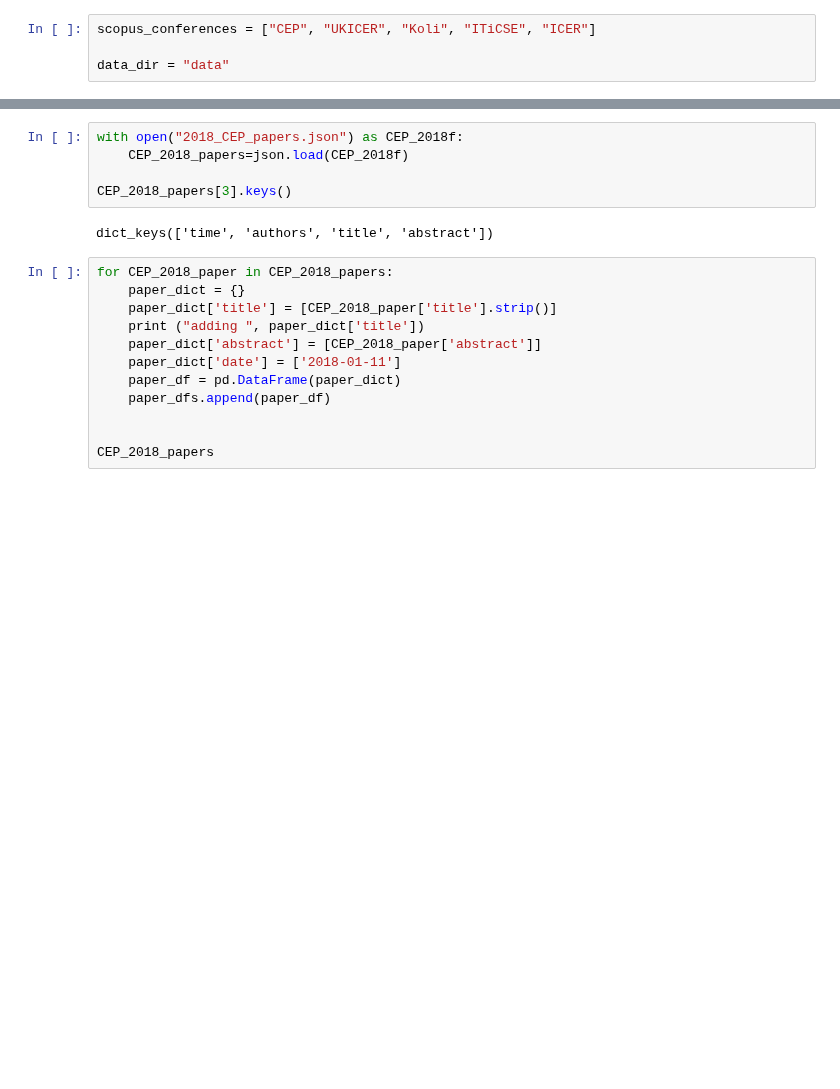
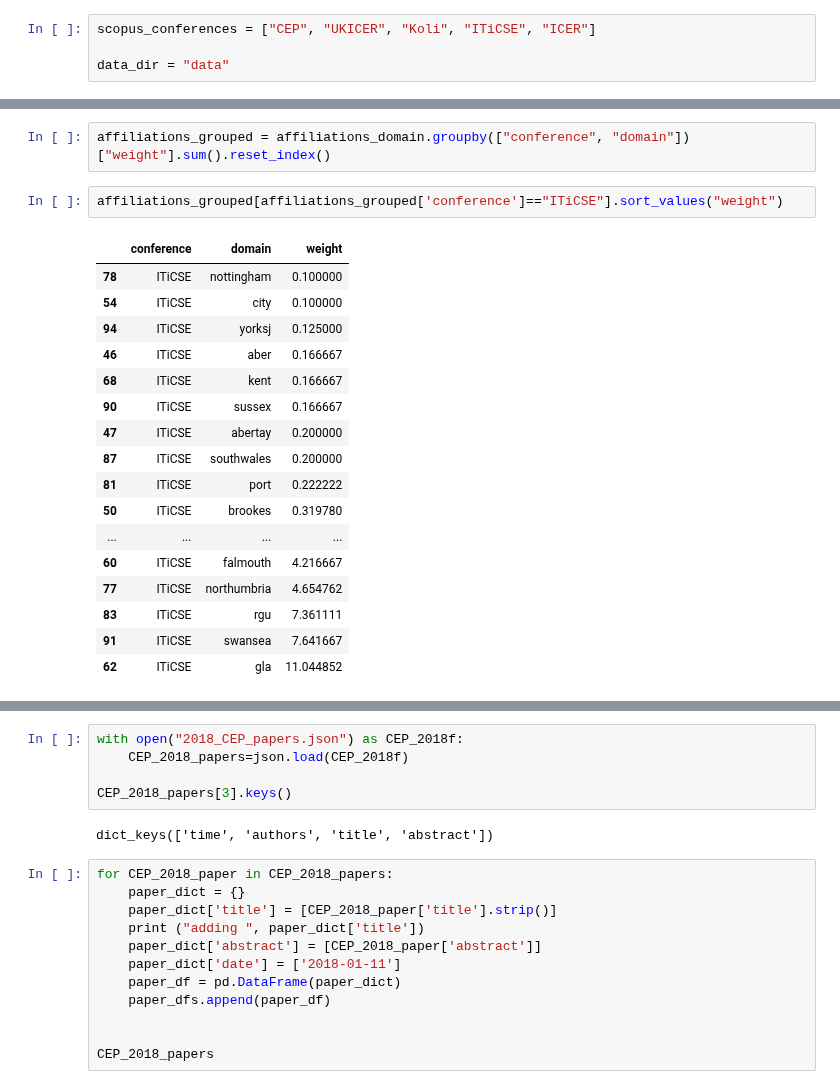
Before and after one commit to stevenaeola/CEP_Retro, a Jupyter notebook: CEP_paper_analysis.ipynb, the cells around one changed output, grey strips where cells are left out. Drawn from its saved outputs; the diff is of its cells as text; blank space fills up the shorter version.

```diff
--- a/CEP_paper_analysis.ipynb
+++ b/CEP_paper_analysis.ipynb
@@ -112,0 +164,22 @@ affiliations
+# %%
+affiliations_grouped = affiliations_domain.groupby(["conference", "domain"])["weight"].sum().reset_index()
+# %%
+affiliations_grouped[affiliations_grouped['conference']=="ITiCSE"].sort_values("weight")
+# %% [output]
+|  | conference | domain | weight |
+| 78 | ITiCSE | nottingham | 0.100000 |
+| 54 | ITiCSE | city | 0.100000 |
+| 94 | ITiCSE | yorksj | 0.125000 |
+| 46 | ITiCSE | aber | 0.166667 |
+| 68 | ITiCSE | kent | 0.166667 |
+| 90 | ITiCSE | sussex | 0.166667 |
+| 47 | ITiCSE | abertay | 0.200000 |
+| 87 | ITiCSE | southwales | 0.200000 |
+| 81 | ITiCSE | port | 0.222222 |
+| 50 | ITiCSE | brookes | 0.319780 |
+| ... | ... | ... | ... |
+| 60 | ITiCSE | falmouth | 4.216667 |
+| 77 | ITiCSE | northumbria | 4.654762 |
+| 83 | ITiCSE | rgu | 7.361111 |
+| 91 | ITiCSE | swansea | 7.641667 |
+| 62 | ITiCSE | gla | 11.044852 |
```
Also changed, not shown: parts of 17 cells of this notebook, 1 other file.
